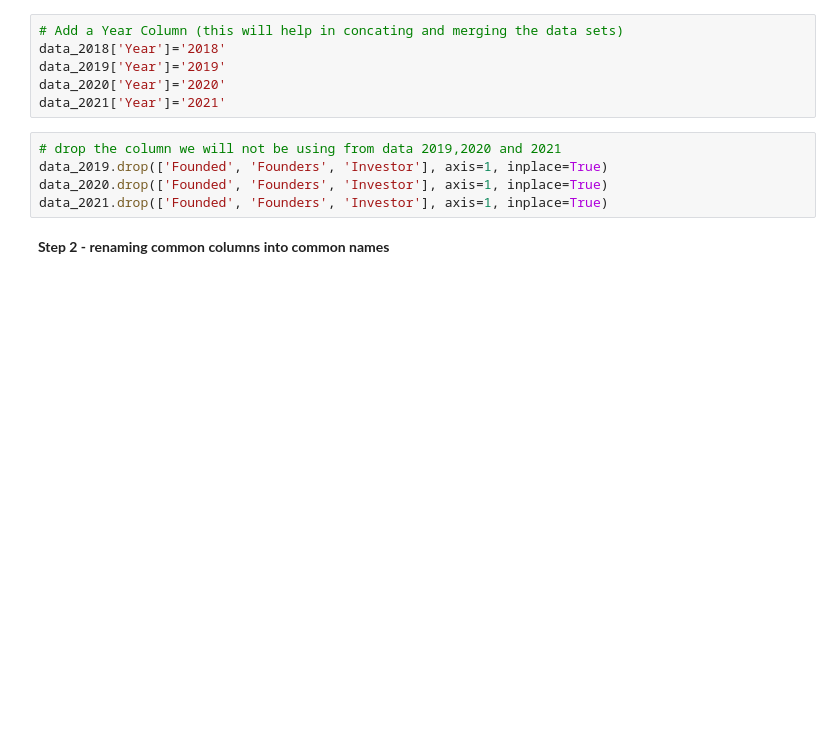
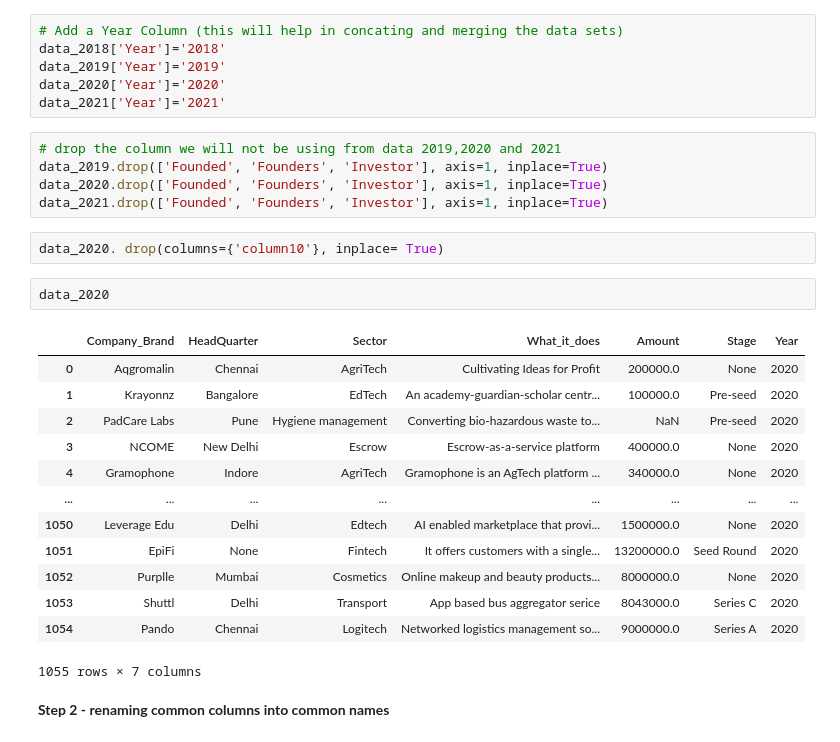
Before and after one commit to valentinewawira-o/LP1-learner, a Jupyter notebook: notebook.ipynb, the cells around one changed output. Drawn from its saved outputs; the diff is of its cells as text; blank space fills up the shorter version.

```diff
--- a/notebook.ipynb
+++ b/notebook.ipynb
@@ -91,6 +91,24 @@ data_2021['Year']='2021'
 data_2019.drop(['Founded', 'Founders', 'Investor'], axis=1, inplace=True)
 data_2020.drop(['Founded', 'Founders', 'Investor'], axis=1, inplace=True)
 data_2021.drop(['Founded', 'Founders', 'Investor'], axis=1, inplace=True)
+# %%
+data_2020. drop(columns={'column10'}, inplace= True)
+# %%
+data_2020
+# %% [output]
+|  | Company_Brand | HeadQuarter | Sector | What_it_does | Amount | Stage | Year |
+| 0 | Aqgromalin | Chennai | AgriTech | Cultivating Ideas for Profit | 200000.0 | None | 2020 |
+| 1 | Krayonnz | Bangalore | EdTech | An academy-guardian-scholar centr... | 100000.0 | Pre-seed | 2020 |
+| 2 | PadCare Labs | Pune | Hygiene management | Converting bio-hazardous waste to... | NaN | Pre-seed | 2020 |
+| 3 | NCOME | New Delhi | Escrow | Escrow-as-a-service platform | 400000.0 | None | 2020 |
+| 4 | Gramophone | Indore | AgriTech | Gramophone is an AgTech platform ... | 340000.0 | None | 2020 |
+| ... | ... | ... | ... | ... | ... | ... | ... |
+| 1050 | Leverage Edu | Delhi | Edtech | AI enabled marketplace that provi... | 1500000.0 | None | 2020 |
+| 1051 | EpiFi | None | Fintech | It offers customers with a single... | 13200000.0 | Seed Round | 2020 |
+| 1052 | Purplle | Mumbai | Cosmetics | Online makeup and beauty products... | 8000000.0 | None | 2020 |
+| 1053 | Shuttl | Delhi | Transport | App based bus aggregator serice | 8043000.0 | Series C | 2020 |
+| 1054 | Pando | Chennai | Logitech | Networked logistics management so... | 9000000.0 | Series A | 2020 |
+1055 rows × 7 columns
 # %% [markdown]
 <b> Step 2 - renaming common columns into common names
 # %%
```
Also changed, not shown: parts of 38 cells of this notebook.
